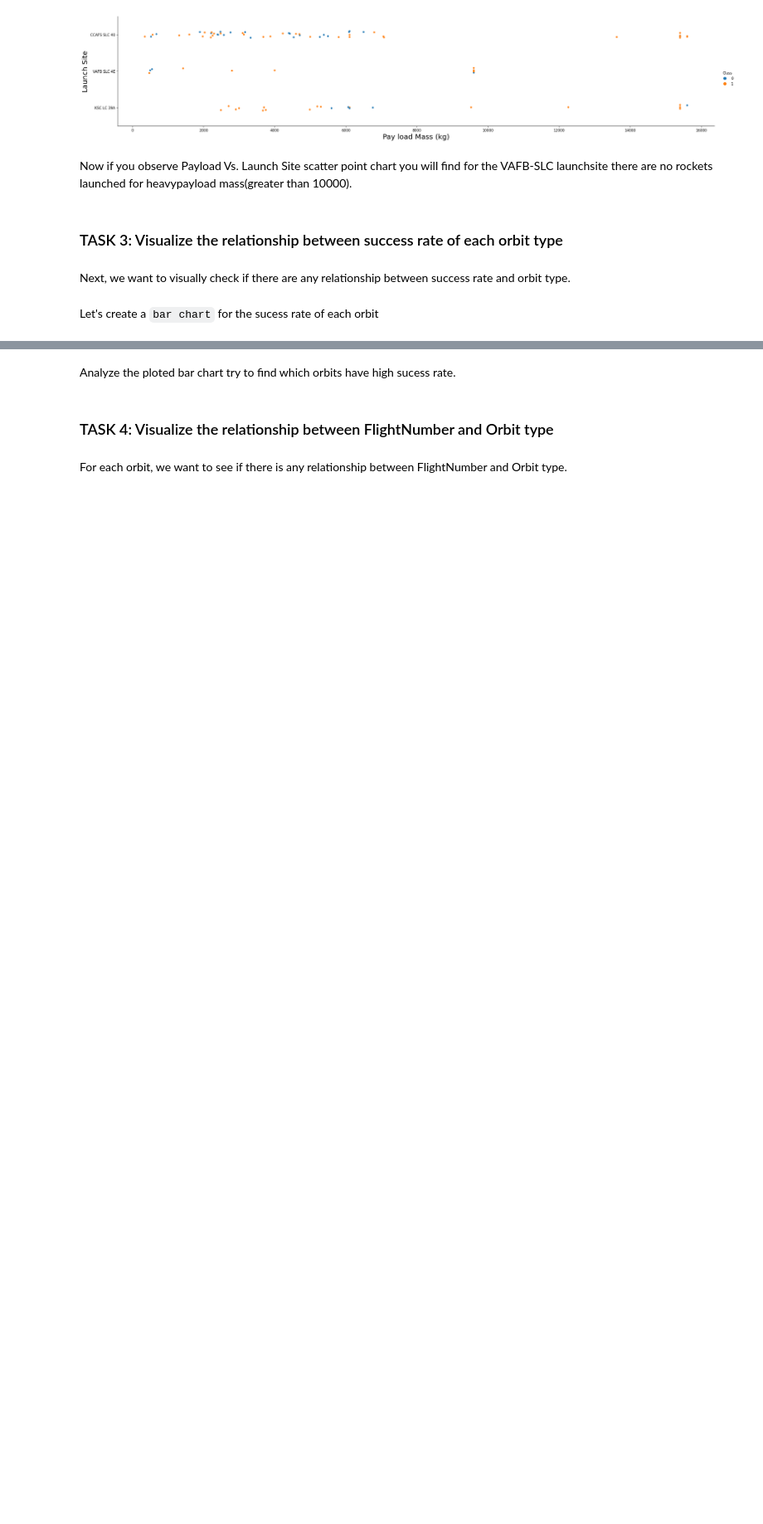
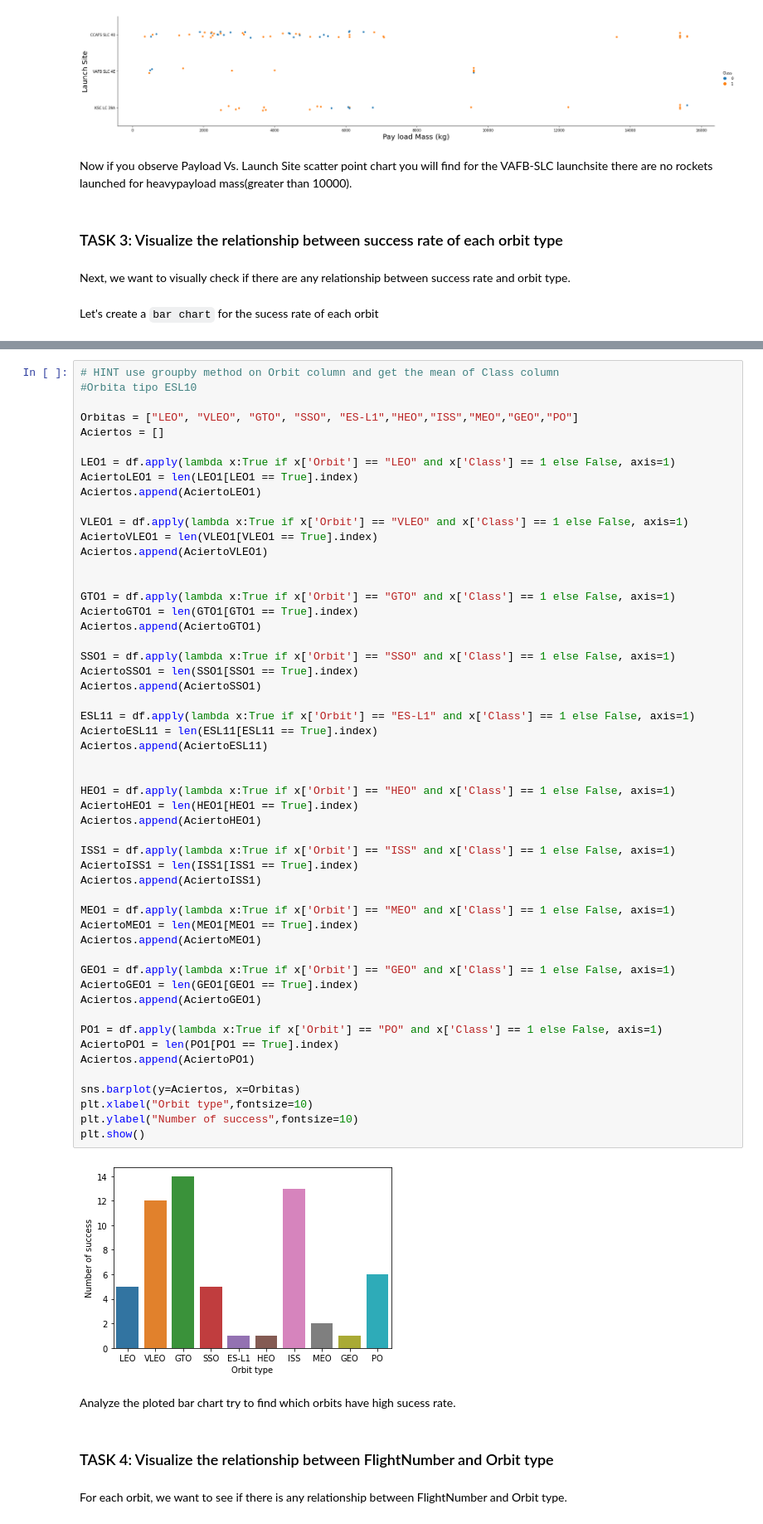
Before and after one commit to carpimat/Final_Assigment_applied_data_science, a Jupyter notebook: Laboratorio 7. EDA with Visualization.ipynb, the cells around one changed output, grey strips where cells are left out. Shown: that part at 83% size. Drawn from its saved outputs; the diff is of its cells as text; blank space fills up the shorter version.

```diff
--- a/Laboratorio 7. EDA with Visualization.ipynb
+++ b/Laboratorio 7. EDA with Visualization.ipynb
@@ -119,3 +128,58 @@ Let's create a `bar chart` for the sucess rate of each orbit
+# %%
+# HINT use groupby method on Orbit column and get the mean of Class column
+#Orbita tipo ESL10
+
+Orbitas = ["LEO", "VLEO", "GTO", "SSO", "ES-L1","HEO","ISS","MEO","GEO","PO"]
+Aciertos = []
+
+LEO1 = df.apply(lambda x:True if x['Orbit'] == "LEO" and x['Class'] == 1 else False, axis=1)
+AciertoLEO1 = len(LEO1[LEO1 == True].index)
+Aciertos.append(AciertoLEO1)
+
+VLEO1 = df.apply(lambda x:True if x['Orbit'] == "VLEO" and x['Class'] == 1 else False, axis=1)
+AciertoVLEO1 = len(VLEO1[VLEO1 == True].index)
+Aciertos.append(AciertoVLEO1)
+
+
+GTO1 = df.apply(lambda x:True if x['Orbit'] == "GTO" and x['Class'] == 1 else False, axis=1)
+AciertoGTO1 = len(GTO1[GTO1 == True].index)
+Aciertos.append(AciertoGTO1)
+
+SSO1 = df.apply(lambda x:True if x['Orbit'] == "SSO" and x['Class'] == 1 else False, axis=1)
+AciertoSSO1 = len(SSO1[SSO1 == True].index)
+Aciertos.append(AciertoSSO1)
+
+ESL11 = df.apply(lambda x:True if x['Orbit'] == "ES-L1" and x['Class'] == 1 else False, axis=1)
+AciertoESL11 = len(ESL11[ESL11 == True].index)
+Aciertos.append(AciertoESL11)
+
+
+HEO1 = df.apply(lambda x:True if x['Orbit'] == "HEO" and x['Class'] == 1 else False, axis=1)
+AciertoHEO1 = len(HEO1[HEO1 == True].index)
+Aciertos.append(AciertoHEO1)
+
+ISS1 = df.apply(lambda x:True if x['Orbit'] == "ISS" and x['Class'] == 1 else False, axis=1)
+AciertoISS1 = len(ISS1[ISS1 == True].index)
+Aciertos.append(AciertoISS1)
+
+MEO1 = df.apply(lambda x:True if x['Orbit'] == "MEO" and x['Class'] == 1 else False, axis=1)
+AciertoMEO1 = len(MEO1[MEO1 == True].index)
+Aciertos.append(AciertoMEO1)
+
+GEO1 = df.apply(lambda x:True if x['Orbit'] == "GEO" and x['Class'] == 1 else False, axis=1)
+AciertoGEO1 = len(GEO1[GEO1 == True].index)
+Aciertos.append(AciertoGEO1)
+
+PO1 = df.apply(lambda x:True if x['Orbit'] == "PO" and x['Class'] == 1 else False, axis=1)
+AciertoPO1 = len(PO1[PO1 == True].index)
+Aciertos.append(AciertoPO1)
+
+sns.barplot(y=Aciertos, x=Orbitas)
+plt.xlabel("Orbit type",fontsize=10)
+plt.ylabel("Number of success",fontsize=10)
+plt.show()
+# %% [output]
+[figure, added]
 # %% [markdown]
 Analyze the ploted bar chart try to find which orbits have high sucess rate.
 # %% [markdown]
```
Also changed, not shown: parts of 4 cells of this notebook.
